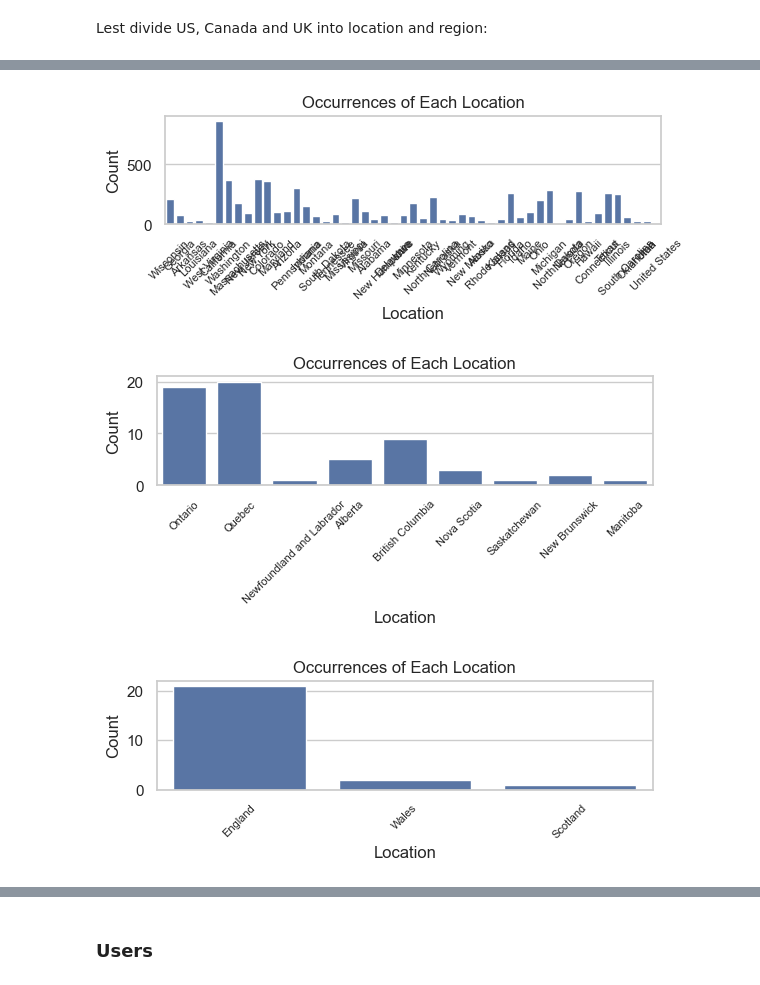
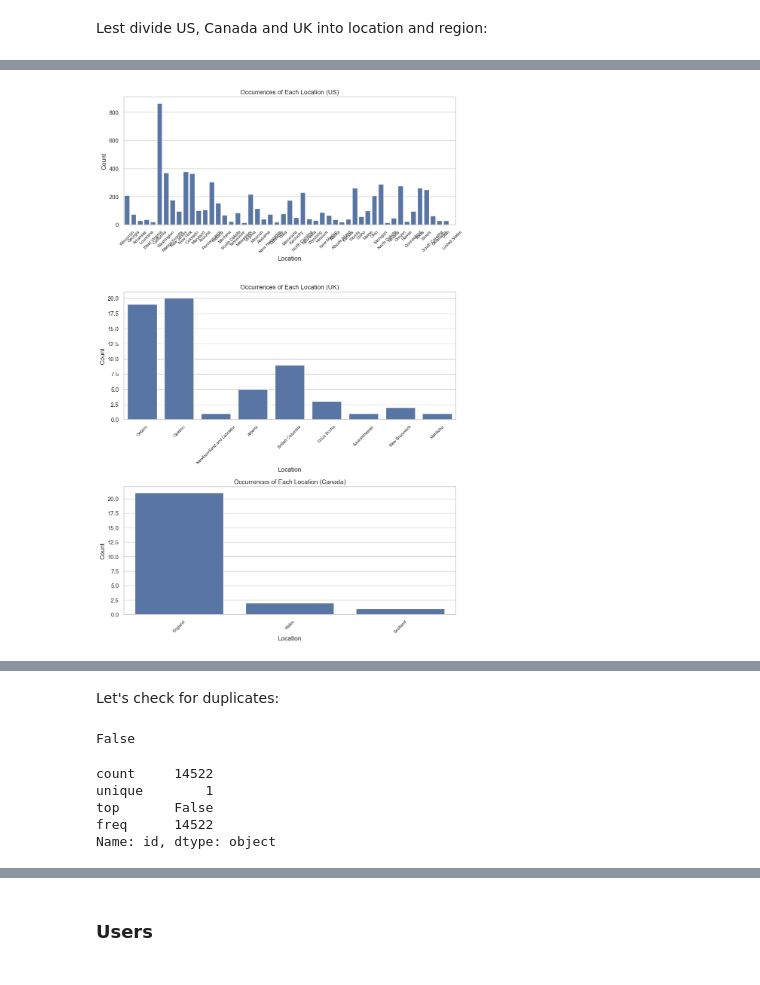
Before and after one commit to epfl-ada/ada-2024-project-mediterranean, a Jupyter notebook: src/data/data_processing_BeerAdvocate.ipynb, the cells around one changed output, grey strips where cells are left out. Saved outputs shown, nothing was run; the diff lists cells and outputs as text; code cells hidden in the pictures.

Commit message:
data processing Beer Advocate breweries, beers and users done

```diff
--- a/src/data/data_processing_BeerAdvocate.ipynb
+++ b/src/data/data_processing_BeerAdvocate.ipynb
@@ -288,33 +287,29 @@ breweries_adv_filt['US'] = breweries_adv_filt['location'].str.contains("United S
 breweries_adv_filt['Canada'] = breweries_adv_filt['location'].str.contains("United Kingdom", case=False, na=False)
 breweries_adv_filt['UK'] = breweries_adv_filt['location'].str.contains("Canada", case=False, na=False)
 # %%
-plt.subplot(311)
-sns.countplot(data=breweries_adv_filt[breweries_adv_filt['US'] == True], x='location_region')
-plt.title('Occurrences of Each Location')
-plt.xlabel('Location')
-plt.ylabel('Count')
-plt.xticks(rotation=45, fontsize=8)
+fig, axes = plt.subplots(3, 1, figsize=(10, 15))
+sns.countplot(data=breweries_adv_filt[breweries_adv_filt['US'] == True], x='location_region', ax=axes[0])
+axes[0].set_title('Occurrences of Each Location (US)')
+axes[0].set_xlabel('Location')
+axes[0].set_ylabel('Count')
+axes[0].tick_params(axis='x', rotation=45, labelsize=8)
+
+sns.countplot(data=breweries_adv_filt[breweries_adv_filt['UK'] == True], x='location_region', ax=axes[1])
+axes[1].set_title('Occurrences of Each Location (UK)')
+axes[1].set_xlabel('Location')
+axes[1].set_ylabel('Count')
+axes[1].tick_params(axis='x', rotation=45, labelsize=8)
+
+sns.countplot(data=breweries_adv_filt[breweries_adv_filt['Canada'] == True], x='location_region', ax=axes[2])
+axes[2].set_title('Occurrences of Each Location (Canada)')
+axes[2].set_xlabel('Location')
+axes[2].set_ylabel('Count')
+axes[2].tick_params(axis='x', rotation=45, labelsize=8)
+
+plt.tight_layout()
 plt.show()
-
-plt.subplot(312)
-sns.countplot(data=breweries_adv_filt[breweries_adv_filt['UK'] == True], x='location_region')
-plt.title('Occurrences of Each Location')
-plt.xlabel('Location')
-plt.ylabel('Count')
-plt.xticks(rotation=45, fontsize=8)
-plt.show()
-
-plt.subplot(313)
-sns.countplot(data=breweries_adv_filt[breweries_adv_filt['Canada'] == True], x='location_region')
-plt.title('Occurrences of Each Location')
-plt.xlabel('Location')
-plt.ylabel('Count')
-plt.xticks(rotation=45, fontsize=8)
-plt.show()
 # %% [output]
-[figure, old version]
+[figure, new version]
-[figure, removed]
-[figure, removed]
 # %%
 breweries_adv_filt.loc[breweries_adv_filt['location_region'] == "United States", 'location_region'] = np.nan
 # %%
@@ -327,3 +322,17 @@ breweries_adv_filt.head()
 | 2 | 39914 | Kyrgyzstan | Bear Beer | 4 | None | False | False | False |
 | 3 | 39915 | Kyrgyzstan | Blonder Pub | 4 | None | False | False | False |
 | 4 | 39916 | Kyrgyzstan | Kellers Bier | 2 | None | False | False | False |
+# %% [markdown]
+Let's check for duplicates:
+# %%
+print(breweries_adv_filt['id'].duplicated().any())
+
+duplicates = breweries_adv_filt['id'].duplicated()
+duplicates.describe()
+# %% [output]
+False
+count     14522
+unique        1
+top       False
+freq      14522
+Name: id, dtype: object
```
Also changed, not shown: parts of 9 cells of this notebook, 1 other file.
